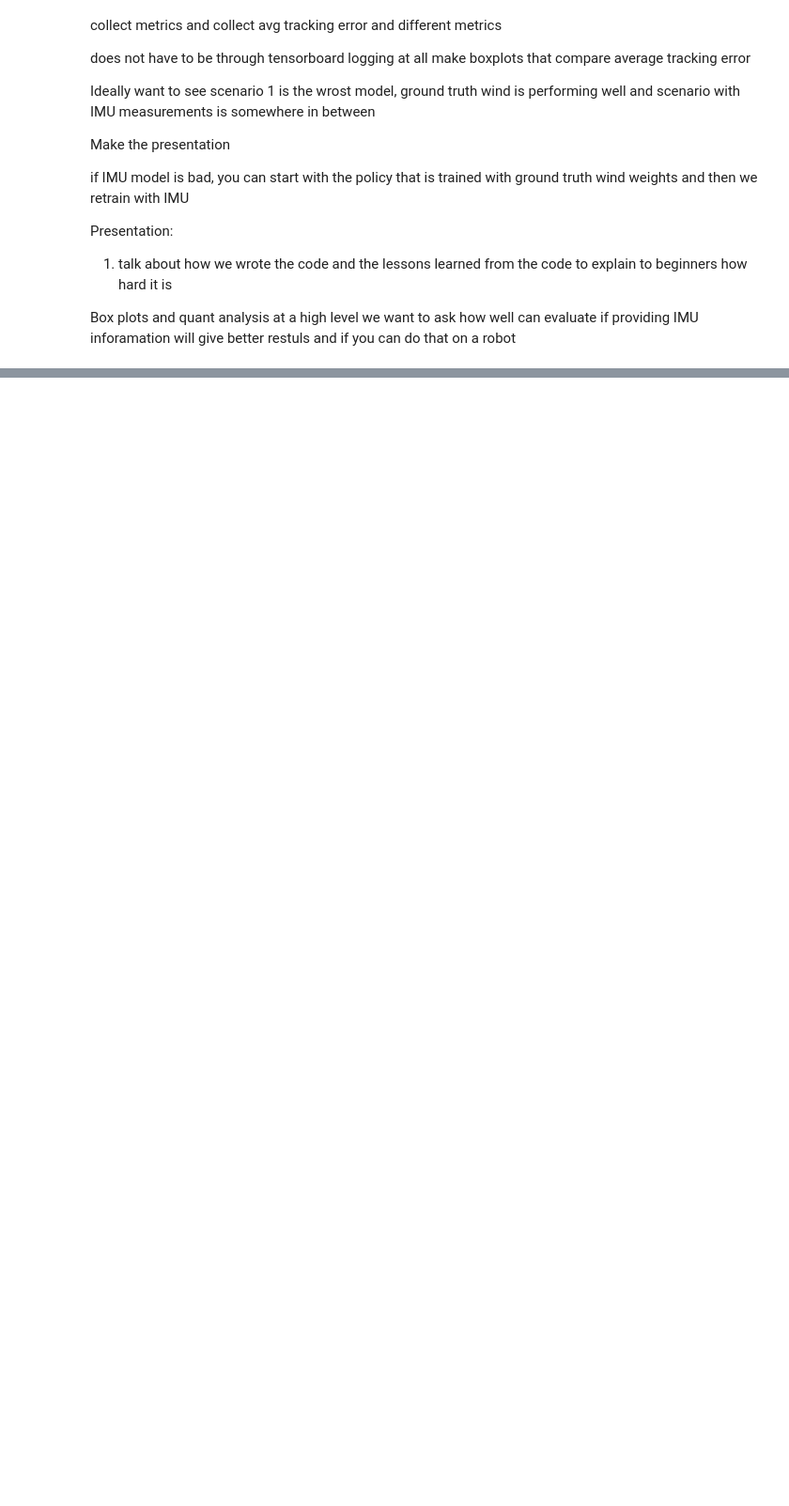
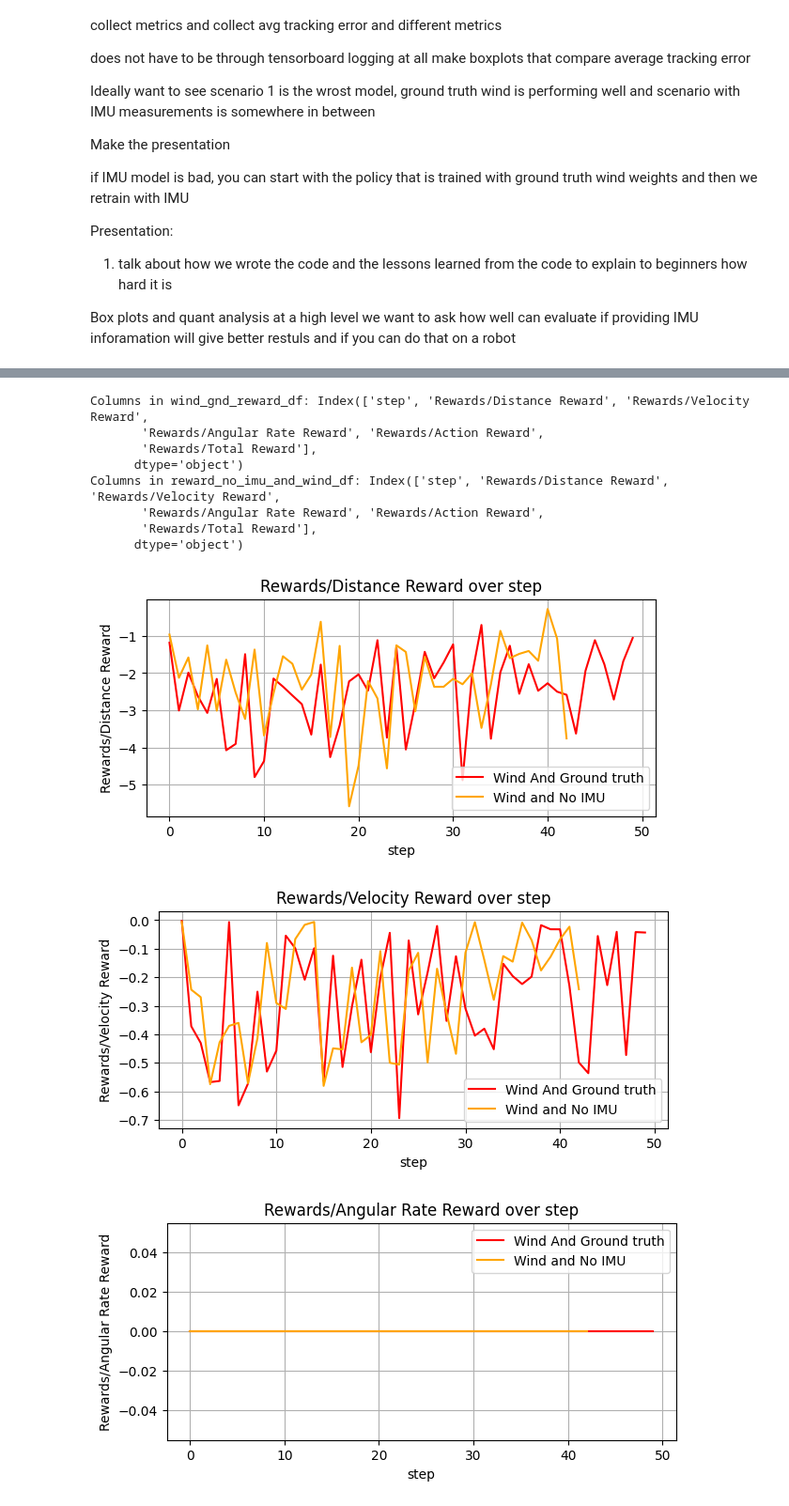
Before and after one commit to kawinlee/rotorpy, a Jupyter notebook: wind_study2.ipynb, the cells around one changed output, grey strips where cells are left out. Shown at 94% size. Saved outputs shown, nothing was run; the diff lists cells and outputs as text; code cells hidden in the pictures; blank space fills up the shorter version.

```diff
--- a/wind_study2.ipynb
+++ b/wind_study2.ipynb
@@ -243,0 +263,41 @@ Box plots and quant analysis at a high level we want to ask how well can evaluat
+# %%
+
+if 'step' in wind_gnd_reward_df.columns and 'step' in reward_no_imu_and_wind_df.columns:
+
+    print("Columns in wind_gnd_reward_df:", wind_gnd_reward_df.columns)
+    print("Columns in reward_no_imu_and_wind_df:", reward_no_imu_and_wind_df.columns)
+
+
+    columns = reward_df.columns.tolist()
+    columns.remove('step')
+
+    for column in columns:
+        if column in reward_no_imu_and_wind_df.columns:
+            plt.figure(figsize=(7, 3))
+            plt.plot(wind_gnd_reward_df['step'], wind_gnd_reward_df[column], color='red', label='Wind And Ground truth')
+            plt.plot(reward_no_imu_and_wind_df['step'], reward_no_imu_and_wind_df[column], color='orange', label='Wind and No IMU')
+            title = f'{column} over step'
+
+            plt.title(title)
+            plt.xlabel('step')
+            plt.ylabel(column)
+            plt.grid(True)
+            plt.legend()
+
+            plt.show()
+        else:
+            print(f"Column '{column}' not found in reward_no_imu_and_wind_df. Skipping plot for this column.")
+else:
+    print("The 'step' column is missing in one of the DataFrames.")
+# %% [output]
+Columns in wind_gnd_reward_df: Index(['step', 'Rewards/Distance Reward', 'Rewards/Velocity Reward',
+       'Rewards/Angular Rate Reward', 'Rewards/Action Reward',
+       'Rewards/Total Reward'],
+      dtype='object')
+Columns in reward_no_imu_and_wind_df: Index(['step', 'Rewards/Distance Reward', 'Rewards/Velocity Reward',
+       'Rewards/Angular Rate Reward', 'Rewards/Action Reward',
+       'Rewards/Total Reward'],
+      dtype='object')
+[figure, added]
+[figure, added]
+[figure, added]
```
Also changed, not shown: parts of 6 cells of this notebook, 1 other file.
